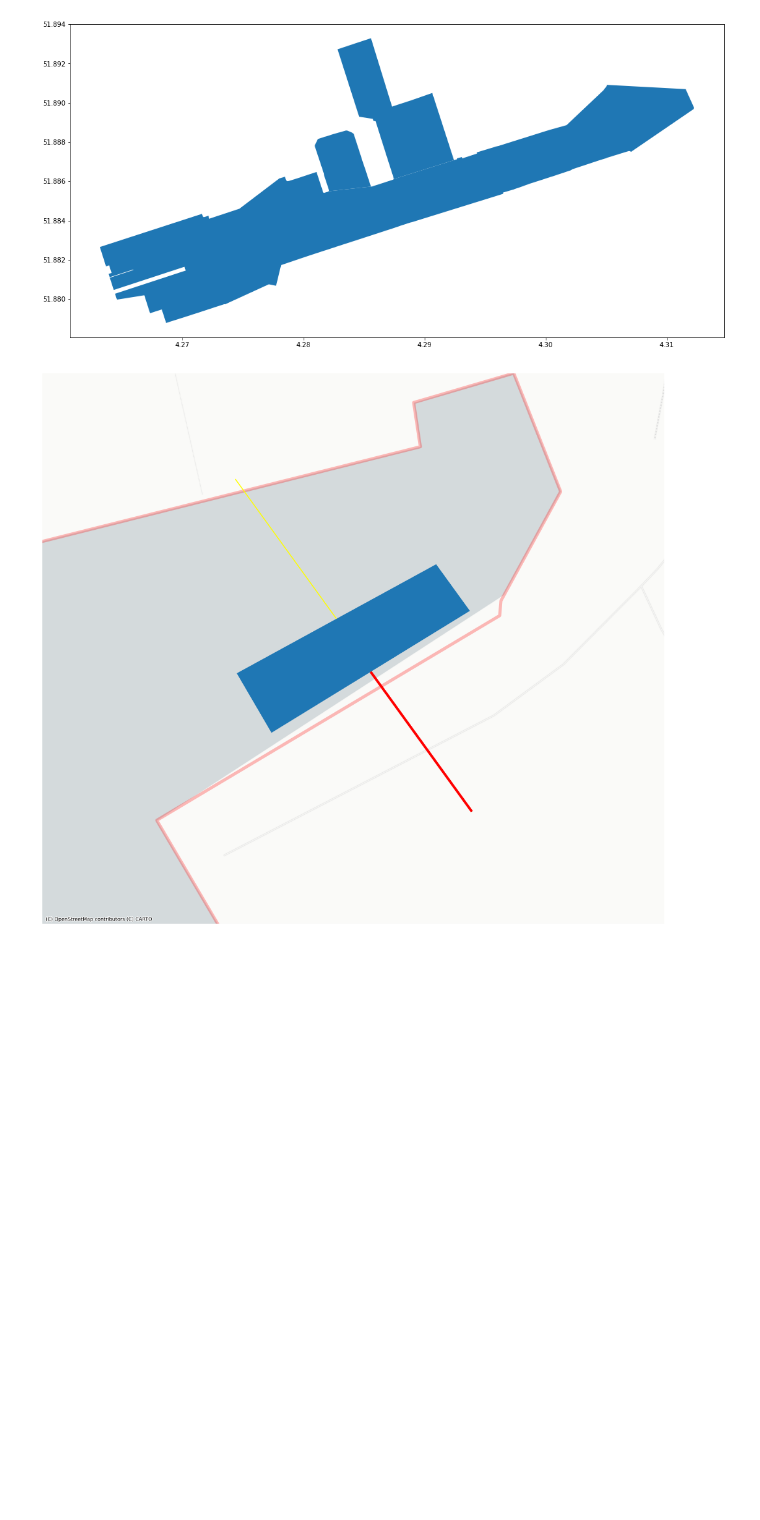
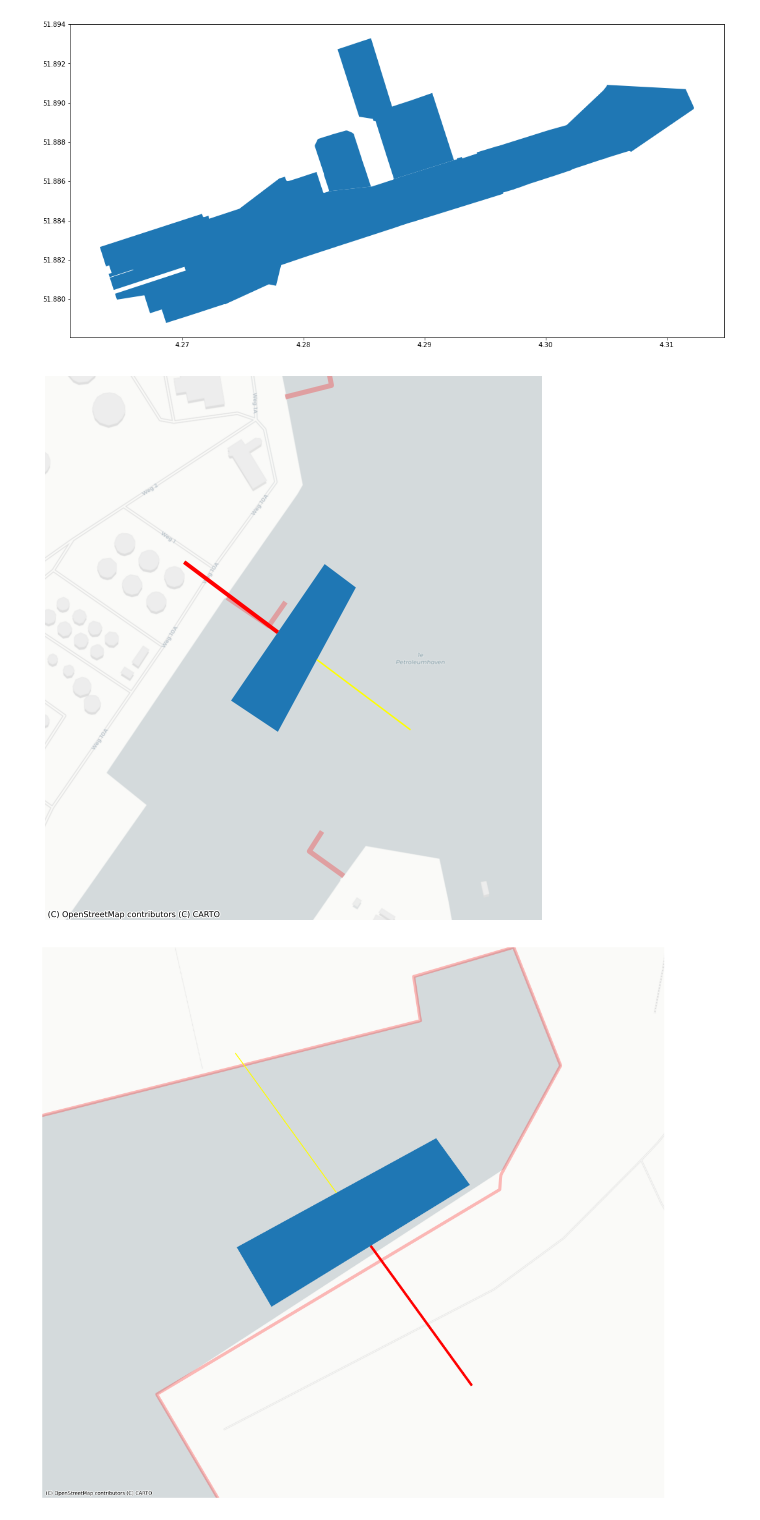
Before and after one commit to Napuu/osm-fiddling, a Jupyter notebook: polygon-orientation/orientation.ipynb, the cells around one changed output. Saved outputs shown, nothing was run; the diff lists cells and outputs as text; code cells hidden in the pictures; blank space fills up the shorter version.

```diff
--- a/polygon-orientation/orientation.ipynb
+++ b/polygon-orientation/orientation.ipynb
@@ -19,7 +19,10 @@ def get_osm_data(lat, lng):
     # 60.18636636163917 24.83902037143707 otaniemi
     overpass_query = """
     [out:json][timeout:25];
-    nwr[~"^(natural|area|pier)$"~"."](around:200,""" + f'{lat},{lng}' + """);
+    (
+    nwr[~"^(natural|area)$"~"."](around:200,""" + f'{lat},{lng}' + """);
+    nwr[man_made=pier](around:200,""" + f'{lat},{lng}' + """);
+    );
     out geom;
     """
     response = requests.get(overpass_url,
@@ -151,6 +154,10 @@ def plot_test(index):
 
 
 #plot_test(2)
+# %%
+plot_test(5)
+# %% [output]
+[figure, added]
 # %%
 for i in range(6):
     plot_test(i)
```
